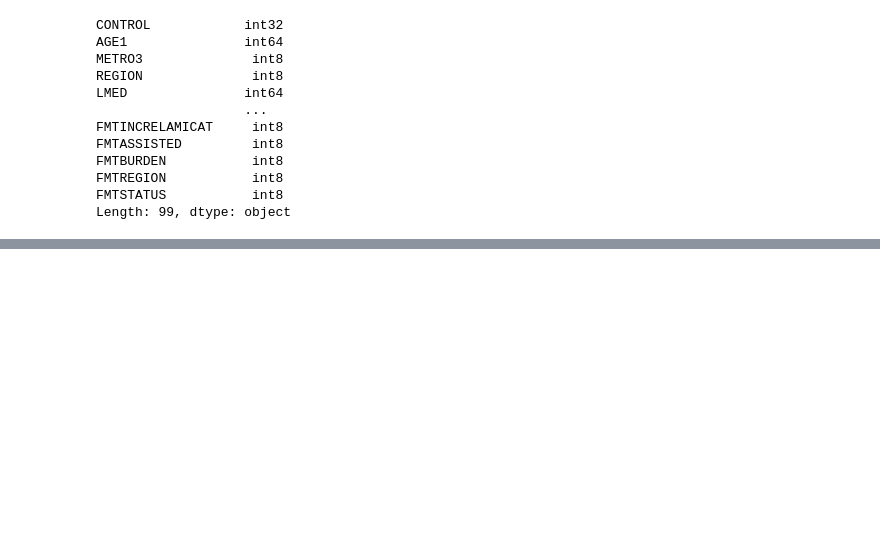
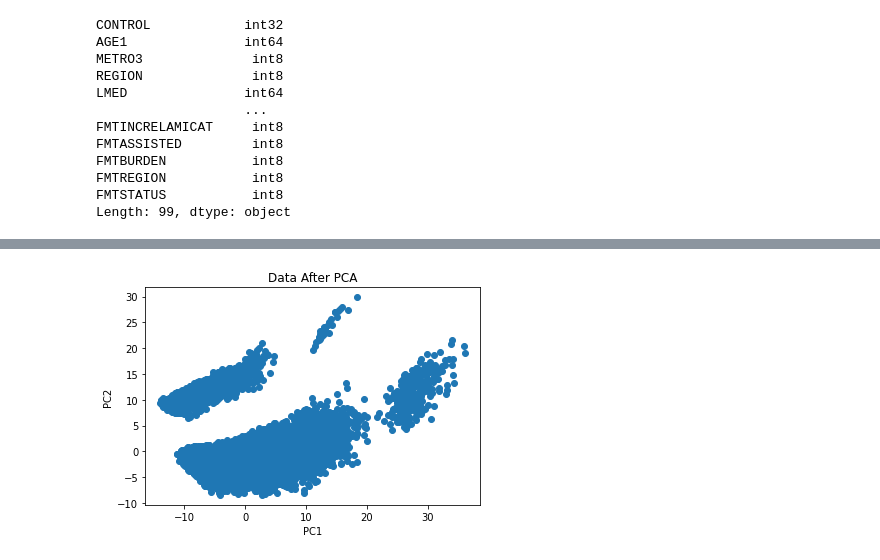
Before and after one commit to JoshuaHaga/DS-Unit-1-Sprint-3-Linear-Algebra, a Jupyter notebook: module3-dimensionality-reduction/LS_DS_133_High_Dimensional_Data_Assignment.ipynb, the cells around one changed output, grey strips where cells are left out. Saved outputs shown, nothing was run; the diff lists cells and outputs as text; code cells hidden in the pictures; blank space fills up the shorter version.

```diff
--- a/module3-dimensionality-reduction/LS_DS_133_High_Dimensional_Data_Assignment.ipynb
+++ b/module3-dimensionality-reduction/LS_DS_133_High_Dimensional_Data_Assignment.ipynb
@@ -365,0 +395,14 @@ Length: 99, dtype: object
+# %%
+### Your Code Here
+
+from sklearn.preprocessing import StandardScaler
+from sklearn.decomposition import PCA
+
+scaler = StandardScaler()
+standardized = scaler.fit_transform(national_processed)
+
+pca = PCA(2)
+pca.fit(standardized)
+
+transformed = pca.transform(standardized)
+print("\n Projected Data: \n", transformed)
@@ -366,3 +418,13 @@ Length: 99, dtype: object
+# %%
+df = pd.DataFrame(transformed)
+
+plt.scatter(df[0], df[1])
+plt.title("Data After PCA")
+plt.xlabel('PC1')
+plt.ylabel('PC2')
+plt.show()
+# %% [output]
+[figure, added]
 # %% [markdown]
 # Stretch Goals
 
```
Also changed, not shown: parts of 7 cells of this notebook.
